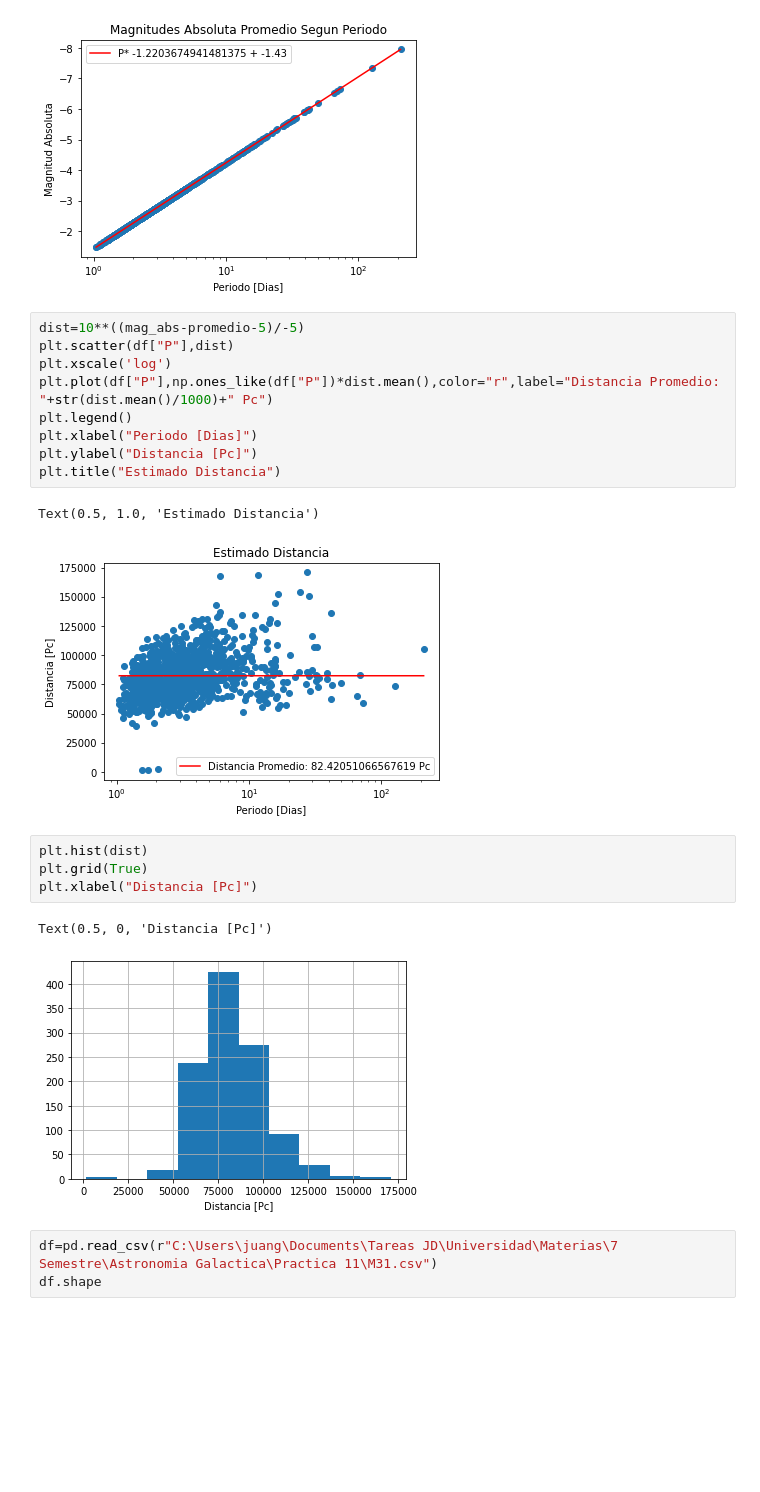
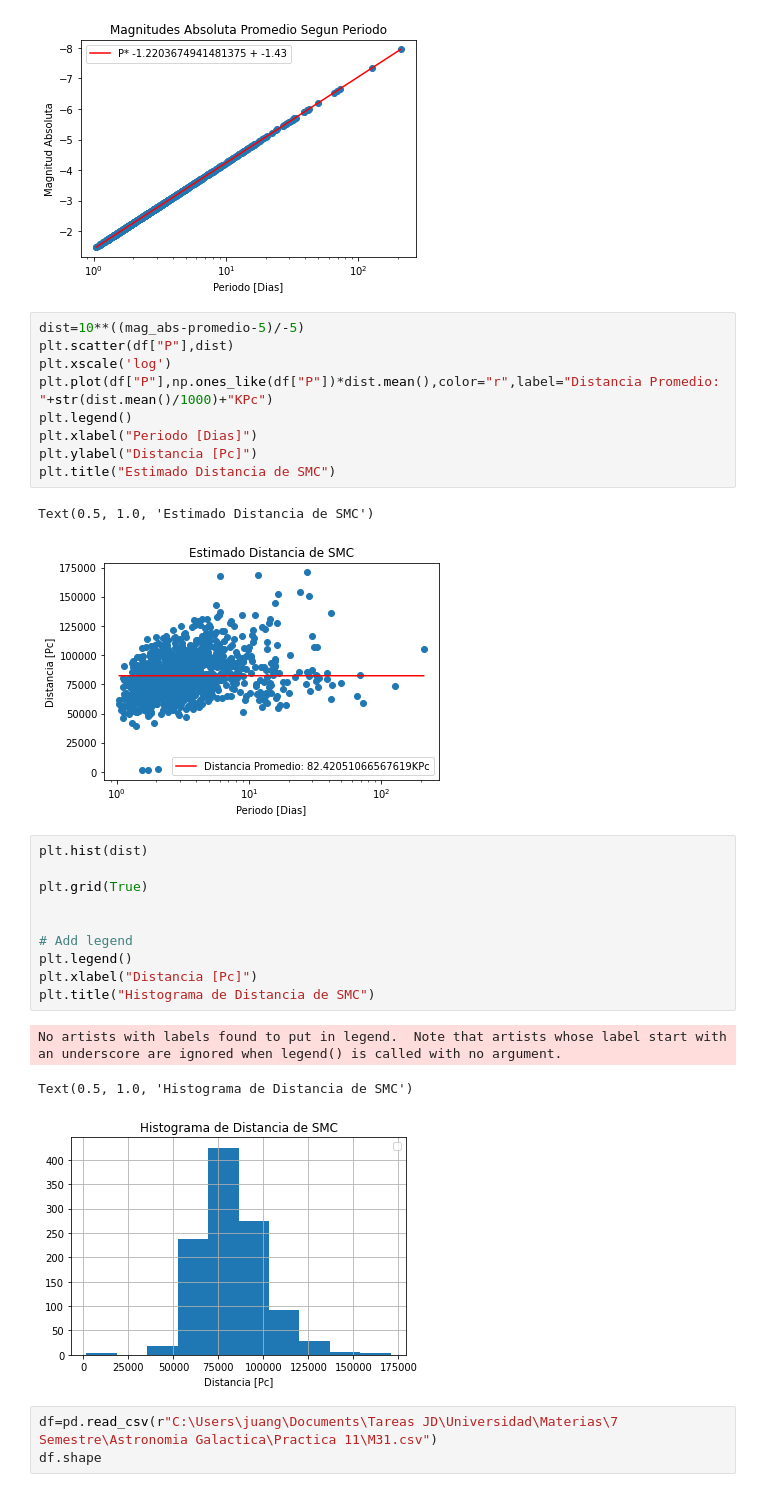
Before and after one commit to jdgv1709/Astronom-a-Gal-ctica, a Jupyter notebook: practica13.ipynb, the cells around one changed output. Saved outputs shown, nothing was run; the diff lists cells and outputs as text; blank space fills up the shorter version.

```diff
--- a/practica13.ipynb
+++ b/practica13.ipynb
@@ -124,21 +124,28 @@ Text(0, 0.5, 'Magnitud Absoluta')
 dist=10**((mag_abs-promedio-5)/-5)
 plt.scatter(df["P"],dist)
 plt.xscale('log')
-plt.plot(df["P"],np.ones_like(df["P"])*dist.mean(),color="r",label="Distancia Promedio: "+str(dist.mean()/1000)+" Pc")
+plt.plot(df["P"],np.ones_like(df["P"])*dist.mean(),color="r",label="Distancia Promedio: "+str(dist.mean()/1000)+"KPc")
 plt.legend()
 plt.xlabel("Periodo [Dias]")
 plt.ylabel("Distancia [Pc]")
-plt.title("Estimado Distancia")
+plt.title("Estimado Distancia de SMC")
 # %% [output]
-Text(0.5, 1.0, 'Estimado Distancia')
+Text(0.5, 1.0, 'Estimado Distancia de SMC')
-[figure, old version]
+[figure, new version]
 # %%
 plt.hist(dist)
+
 plt.grid(True)
+
+
+# Add legend
+plt.legend()
 plt.xlabel("Distancia [Pc]")
+plt.title("Histograma de Distancia de SMC")
 # %% [output]
-Text(0.5, 0, 'Distancia [Pc]')
+No artists with labels found to put in legend.  Note that artists whose label start with an underscore are ignored when legend() is called with no argument.
+Text(0.5, 1.0, 'Histograma de Distancia de SMC')
-[figure, old version]
+[figure, new version]
 # %%
 df=pd.read_csv(r"C:\Users\juang\Documents\Tareas JD\Universidad\Materias\7 Semestre\Astronomia Galactica\Practica 11\M31.csv")
 df.shape
```
Also changed, not shown: parts of 7 cells of this notebook.
